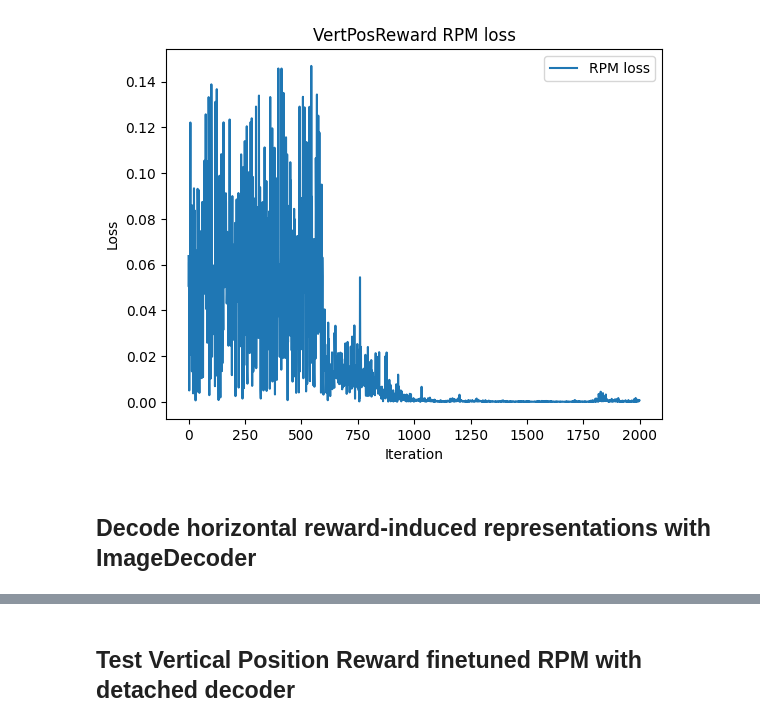
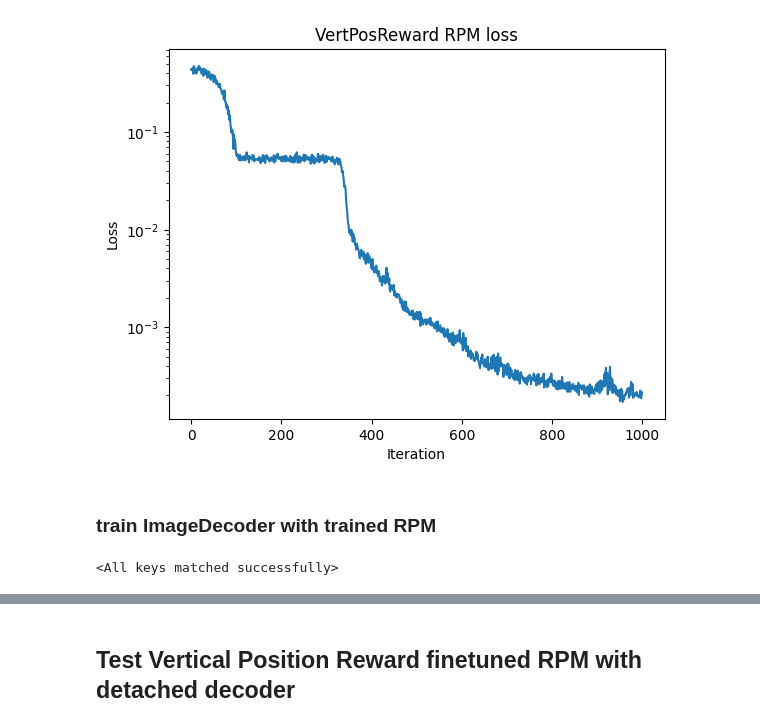
Before and after one commit to thisisWooyeol/clvr_impl_starter, a Jupyter notebook: reward_induced/decode_repr.ipynb, the cells around one changed output, grey strips where cells are left out. Cells and saved outputs as stored; diff of their text form; code cells hidden in the pictures.

```diff
--- a/reward_induced/decode_repr.ipynb
+++ b/reward_induced/decode_repr.ipynb
@@ -134,38 +123,3 @@ decoder_vertical = ImageDecoder(image_shape).to(device)
-# %%
-def train_RPM_single_reward(model, generator, device, reward_type_list: list[str]):
-	loss_fn = nn.MSELoss()
-	optimizer = RAdam(model.parameters(), lr=lr)
-
-	losses = []
-	print(f'[INFO] Train RPM with {reward_type_list} reward on device: {device} ...')
-
-	for itr in trange(n_iter):
-		traj = generator.gen_trajectory()
-		images = traj.images[:, None].repeat(3, axis=1).astype(np.float32) / (255./2) - 1.0
-		images = torch.tensor(images).to(device)
-		rewards = {k: torch.tensor(v, dtype=torch.float32, device=device) for k, v in traj.rewards.items()}
-
-		# assume n_frames + T_future == len(images)
-		pred_rewards, _ = model(
-			frames=images,
-			reward_type_list=reward_type_list
-		)
-
-		# compute loss for each reward type
-		loss = 0
-		for reward_type, pred_reward in pred_rewards.items():
-			reward = rewards[reward_type][-T_future:]
-			loss += loss_fn(pred_reward, reward)
-
-		optimizer.zero_grad()
-		loss.backward()
-		optimizer.step()
-
-		losses.append(loss.item())
-		if (itr+1) % log_interval == 0:
-			print(f'[{itr+1} / {n_iter}] RPM loss: {loss.item()}')
-
-	return losses
 # %%
-losses = train_RPM_single_reward(model_vertical, generator, device, ['vertical_position'])
+losses = train_RPM_single_reward(model_vertical, training_data, device, ['vertical_position'])
 # %% [output]
@@ -177,13 +137,11 @@ losses = train_RPM_single_reward(model_vertical, generator, device, ['vertical_p
 # %%
 # Visualize the losses
-plt.plot(losses, label='RPM loss')
+plt.plot(losses)
 
 plt.xlabel('Iteration')
 plt.ylabel('Loss')
 plt.title('VertPosReward RPM loss')
-plt.legend()
+plt.yscale('log')
 plt.show()
 # %% [output]
-[figure, old version]
+[figure, new version]
-# %% [markdown]
-## Decode horizontal reward-induced representations with ImageDecoder
@@ -190 +150,7 @@ plt.show()
+# %% [markdown]
+### train ImageDecoder with trained RPM
+# %%
+model_vertical.load_state_dict(torch.load('models/vertpos_RPM_1e-3_1K.pth'))
+# %% [output]
+<All keys matched successfully>
 # %%
```
Also changed, not shown: parts of 34 cells of this notebook, 6 other files.
